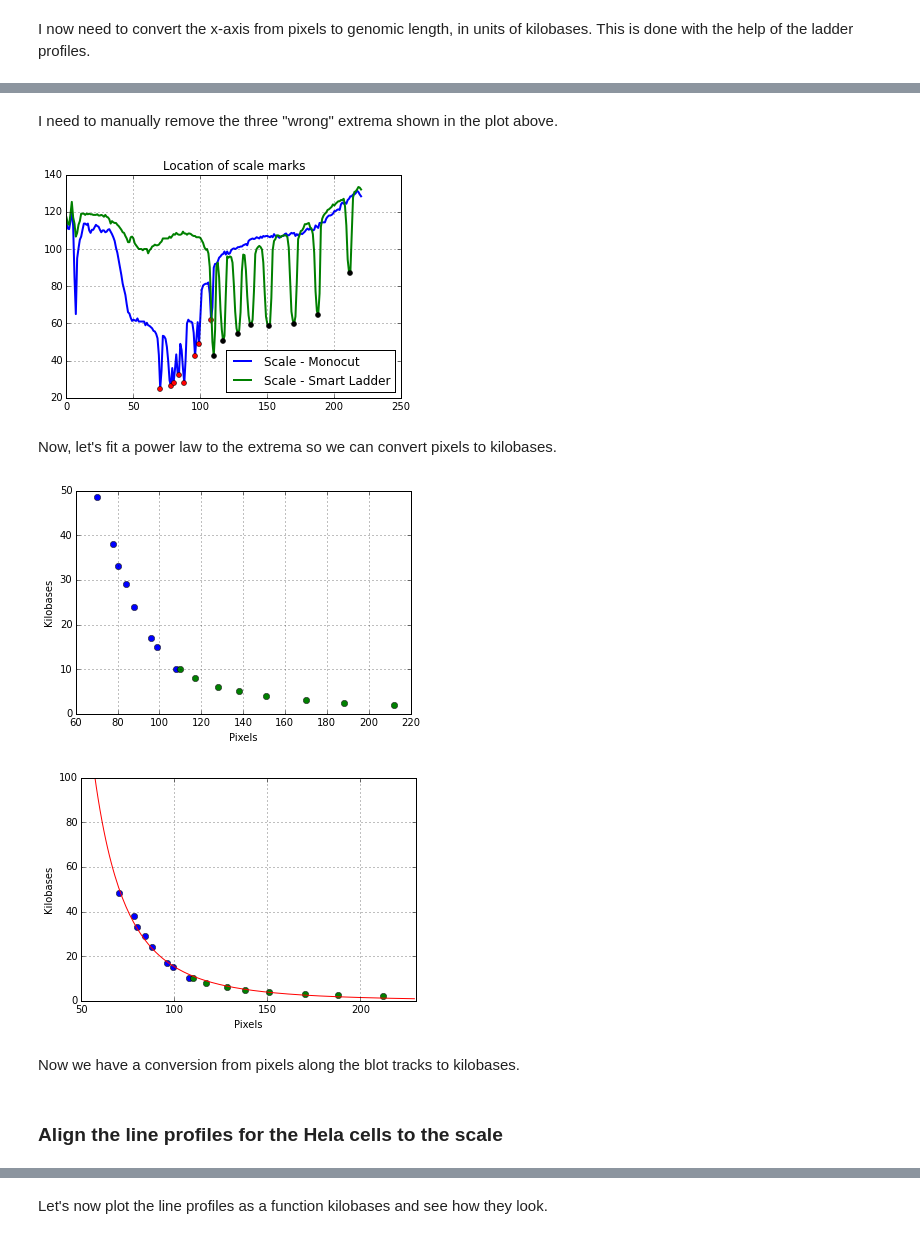
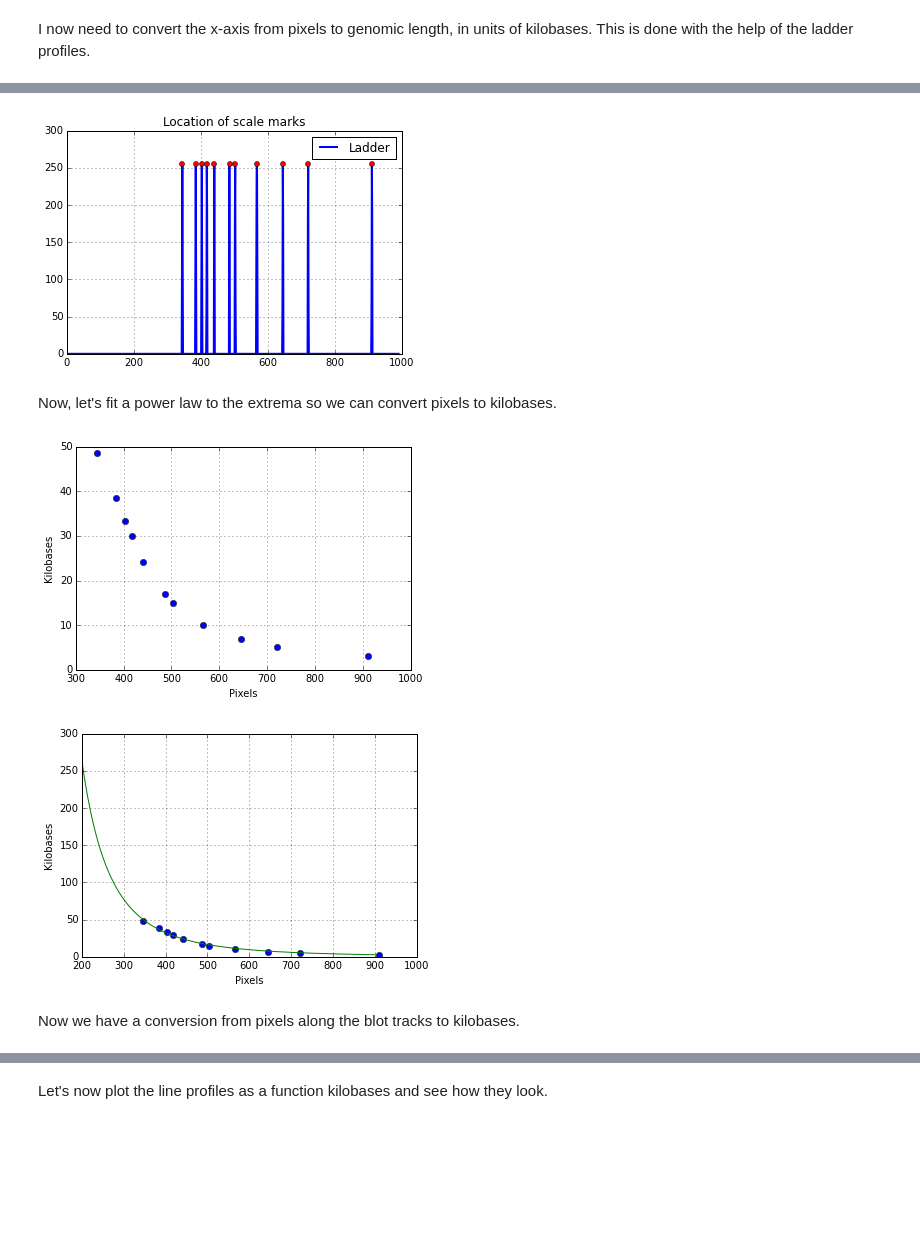
Before and after one commit to LEB-EPFL/leb-clustering, a Jupyter notebook: analyses/Southern_Blots/Southern Blots.ipynb, the cells around one changed output, grey strips where cells are left out. Saved outputs shown, nothing was run; the diff lists cells and outputs as text; code cells hidden in the pictures; blank space fills up the shorter version.

```diff
--- a/analyses/Southern_Blots/Southern Blots.ipynb
+++ b/analyses/Southern_Blots/Southern Blots.ipynb
@@ -131,15 +128,19 @@ plt.show()
 # %%
 from scipy.signal import argrelextrema
+
 # Find locations of the ticks in pixels
-extremaLong = argrelextrema(blotScaleLong, np.less)[0]
+extrema = argrelextrema(blotScale, np.greater)[0]
 
-# Define the track start (for later alignment)
-trackStartLong = extremaLong[0]
+# Filter extrema by their y-value
+extrema = extrema[blotScale[extrema] > 200]
 
-plt.plot(pxScaleLong, blotScaleLong, label = 'Scale - Monocut', linewidth = 2)
-plt.plot(extremaLong, blotScaleLong[extremaLong], 'ro', markersize = 5)
+# Manually add missing points
+extrema = sorted(np.append(extrema, [441, 486, 567]))
+
+plt.plot(pxScale, blotScale, label = 'Ladder', linewidth = 2)
+plt.plot(extrema, blotScale[extrema], 'ro', markersize = 5)
 plt.grid(True)
-plt.title('Location of extrema, Scale - Monocut')
-plt.xlim((50, 125))
+plt.title('Location of extrema')
+#plt.xlim((560, 580))
 plt.show()
 # %% [output]
@@ -163,60 +148,46 @@ plt.show()
-# %% [markdown]
-I need to manually remove the three "wrong" extrema shown in the plot above.
 # %%
 # Build the array of ticks corresponding to ladder marks
-ticksLong  = extremaLong[np.logical_and(extremaLong > 65, extremaLong < 110)]
-ticksShort = extremaShort[np.logical_and(extremaShort > 105, extremaShort < 220)]
-
-# Manually delete the three wrong extrema in the short scale
-ticksShort = np.delete(ticksShort, [2, 6, 9])
+ticks = extrema
 
 # Check that tick locations have been found correctly
-plt.plot(pxScaleLong,   blotScaleLong, label = 'Scale - Monocut', linewidth = 2)
-plt.plot(ticksLong,     blotScaleLong[ticksLong], 'ro', markersize = 5)
-plt.plot(pxScaleShort,  blotScaleShort, 'g', label = 'Scale - Smart Ladder', linewidth = 2)
-plt.plot(ticksShort,    blotScaleShort[ticksShort], 'ko', markersize = 5)
+plt.plot(pxScale, blotScale, label = 'Ladder', linewidth = 2)
+plt.plot(ticks, blotScale[ticks], 'ro', markersize = 5)
 plt.grid(True)
 plt.title('Location of scale marks')
 plt.legend(loc = 'best')
 plt.show()
 # %% [output]
-[figure, old version]
+[figure, new version]
 # %% [markdown]
 Now, let's fit a power law to the extrema so we can convert pixels to kilobases.
 # %%
 # Plot kilobases vs. pixels
-plt.plot(ticksLong,  ladderTicksLong,  'o', label = 'Monocut')
-plt.plot(ticksShort, ladderTicksShort, 'o', label = 'Smart ladder')
+plt.plot(ticks, ladderTicks,  'o', label = 'Ladder')
 plt.xlabel('Pixels')
 plt.ylabel('Kilobases')
 plt.grid(True)
 # %% [output]
-[figure, old version]
+[figure, new version]
 # %%
 # Fit a power law to the above plot
 def fitFunc(x, a0, a1):
     return a0 * x ** a1
 
-xData = np.concatenate((ticksLong,       ticksShort))
-yData = np.concatenate((ladderTicksLong, ladderTicksShort))
+xData = ticks
+yData = ladderTicks
 
 from scipy.optimize import curve_fit
 popt, pcov = curve_fit(fitFunc, xData, yData)
 
 # Check the curve fit
-x = np.arange(10, 230)
-plt.plot(ticksLong,  ladderTicksLong,  'o', label = 'Monocut')
-plt.plot(ticksShort, ladderTicksShort, 'o', label = 'Smart ladder')
-plt.plot(x,          fitFunc(x, popt[0], popt[1]), label = 'Fit')
+x = np.arange(200, 900)
+plt.plot(ticks,  ladderTicks,  'o', label = 'Ladder')
+plt.plot(x, fitFunc(x, popt[0], popt[1]), label = 'Fit')
 plt.xlabel('Pixels')
 plt.ylabel('Kilobases')
 plt.grid(True)
-plt.xlim(50, 230)
-plt.ylim(0, 100)
 plt.show()
 # %% [output]
-[figure, old version]
+[figure, new version]
 # %% [markdown]
 Now we have a conversion from pixels along the blot tracks to kilobases.
-# %% [markdown]
-### Align the line profiles for the Hela cells to the scale
```
Also changed, not shown: parts of 51 cells of this notebook, 1 other file.
